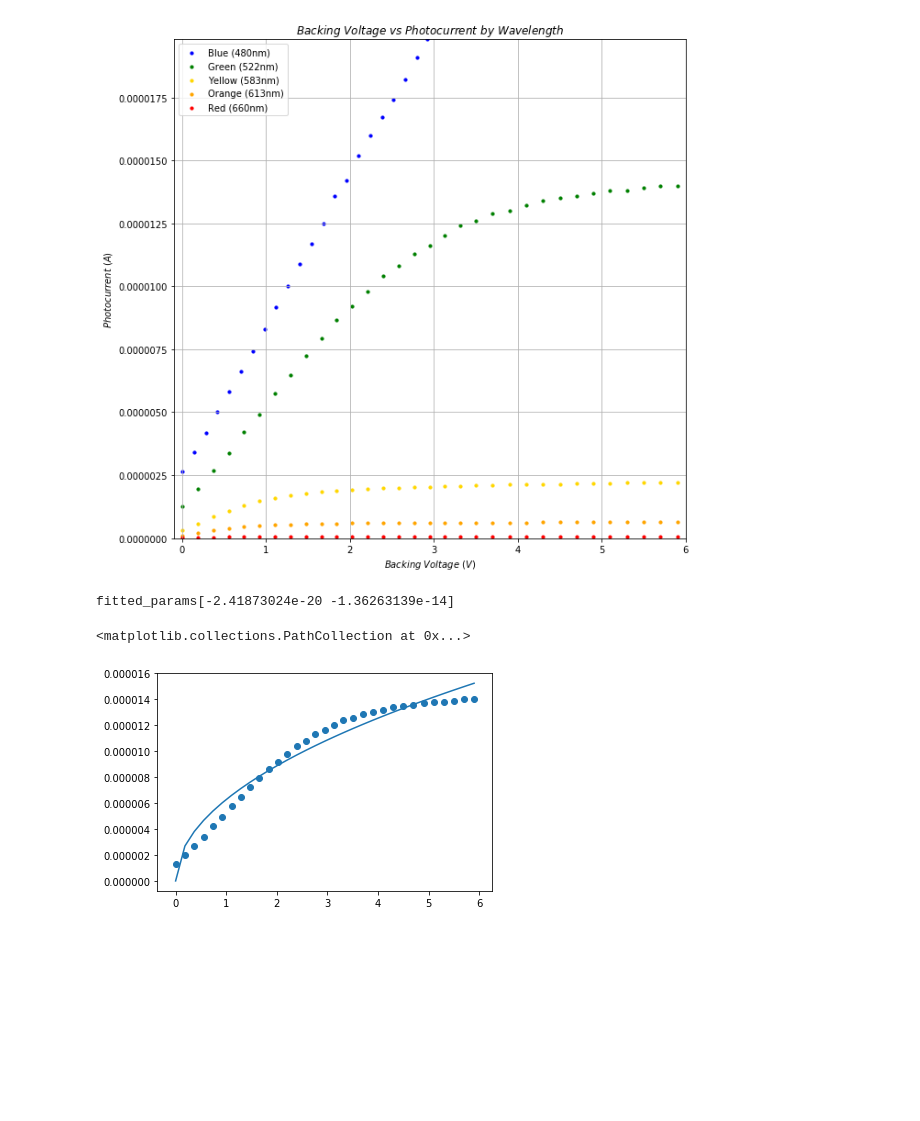
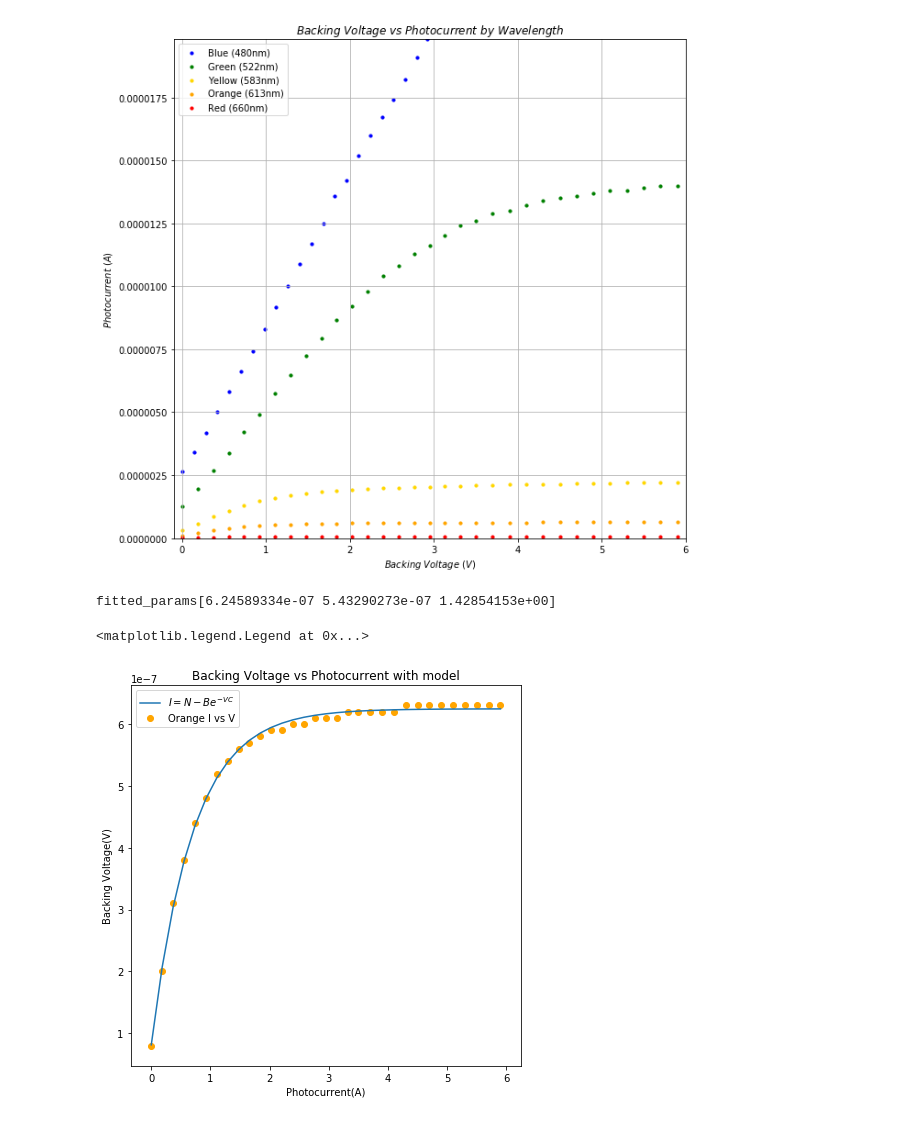
Before and after one commit to tiaanstals/PHYS1902_GROUP_PROJECT, a Jupyter notebook: EnergyDistribution.ipynb, the cells around one changed output. Saved outputs shown, nothing was run; the diff lists cells and outputs as text; code cells hidden in the pictures; blank space fills up the shorter version.

```diff
--- a/EnergyDistribution.ipynb
+++ b/EnergyDistribution.ipynb
@@ -209,33 +209,37 @@ plt.show()
 # %%
 import scipy.constants as sc
 import matplotlib.pyplot as plt
 from scipy.optimize import curve_fit
 from scipy.optimize import differential_evolution
 import warnings
 
-def model(Voltage, Volume, Proportional):
-    fermi = 2.6*sc.e
-    constant = ((2*sc.m_e)**(3/2)*fermi**(3/2))/(3*sc.pi**2*sc.hbar**3)
-    return  constant*Volume*Proportional*Voltage**(1/2)
+def model(V, N, A, B):
+
+    return  N - A*np.e**(-B*V)
 
 # def model(v, A,B,C):
 #     return A*(B**(3/2)-(abs(v)-C)**(3/2))
 
 
 # function for genetic algorithm to minimize (sum of squared error)
 # def sumOfSquaredError(parameterTuple):
 #     warnings.filterwarnings("ignore") # do not print warnings by genetic algorithm
 #     val = model(df.v_b, *parameterTuple)
 #     return numpy.sum((df.i_b - val) ** 2.0)
 
 
-fittedParameters, pcov = curve_fit(model, df_positive.v_g, df_positive.i_g,maxfev=10000)
+fittedParameters, pcov = curve_fit(model, df_positive.v_o, df_positive.i_o,maxfev=10000)
 
 print("fitted_params" + str(fittedParameters))
+plt.figure(figsize=(7,7))
 y = model(df_positive.v_g,*fittedParameters)
-plt.plot(df_positive.v_g,y)
-plt.scatter(df_positive.v_g, df_positive.i_g)
+plt.plot(df_positive.v_g,y, label=r'$I = N - Be^{-VC}$')
+plt.scatter(df_positive.v_o, df_positive.i_o, c='orange', label='Orange I vs V')
+plt.xlabel('Photocurrent(A)')
+plt.ylabel('Backing Voltage(V)')
+plt.title('Backing Voltage vs Photocurrent with model')
+plt.legend()
 # %% [output]
-fitted_params[-2.41873024e-20 -1.36263139e-14]
+fitted_params[6.24589334e-07 5.43290273e-07 1.42854153e+00]
-<matplotlib.collections.PathCollection at 0x...>
+<matplotlib.legend.Legend at 0x...>
-[figure, old version]
+[figure, new version]
```
